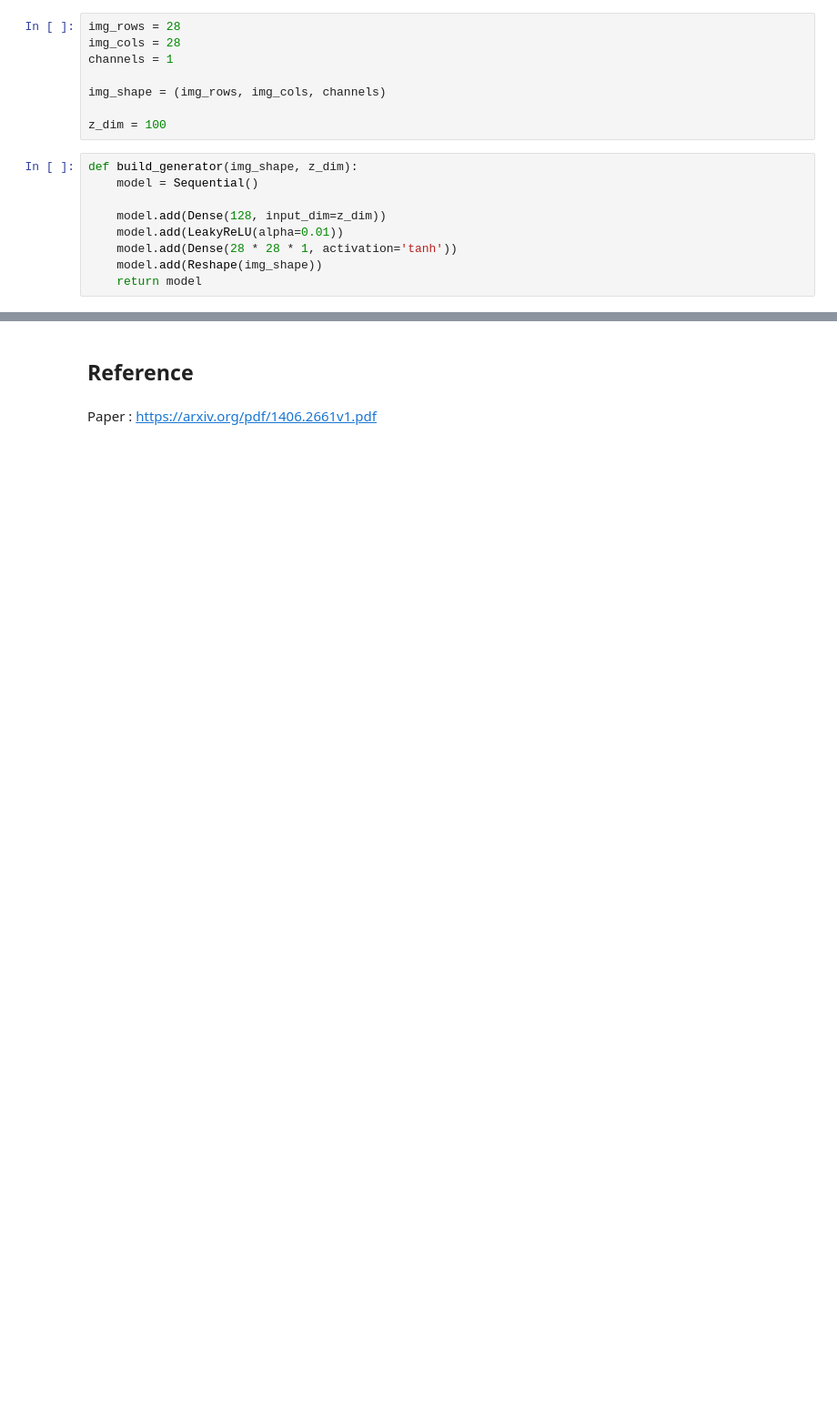
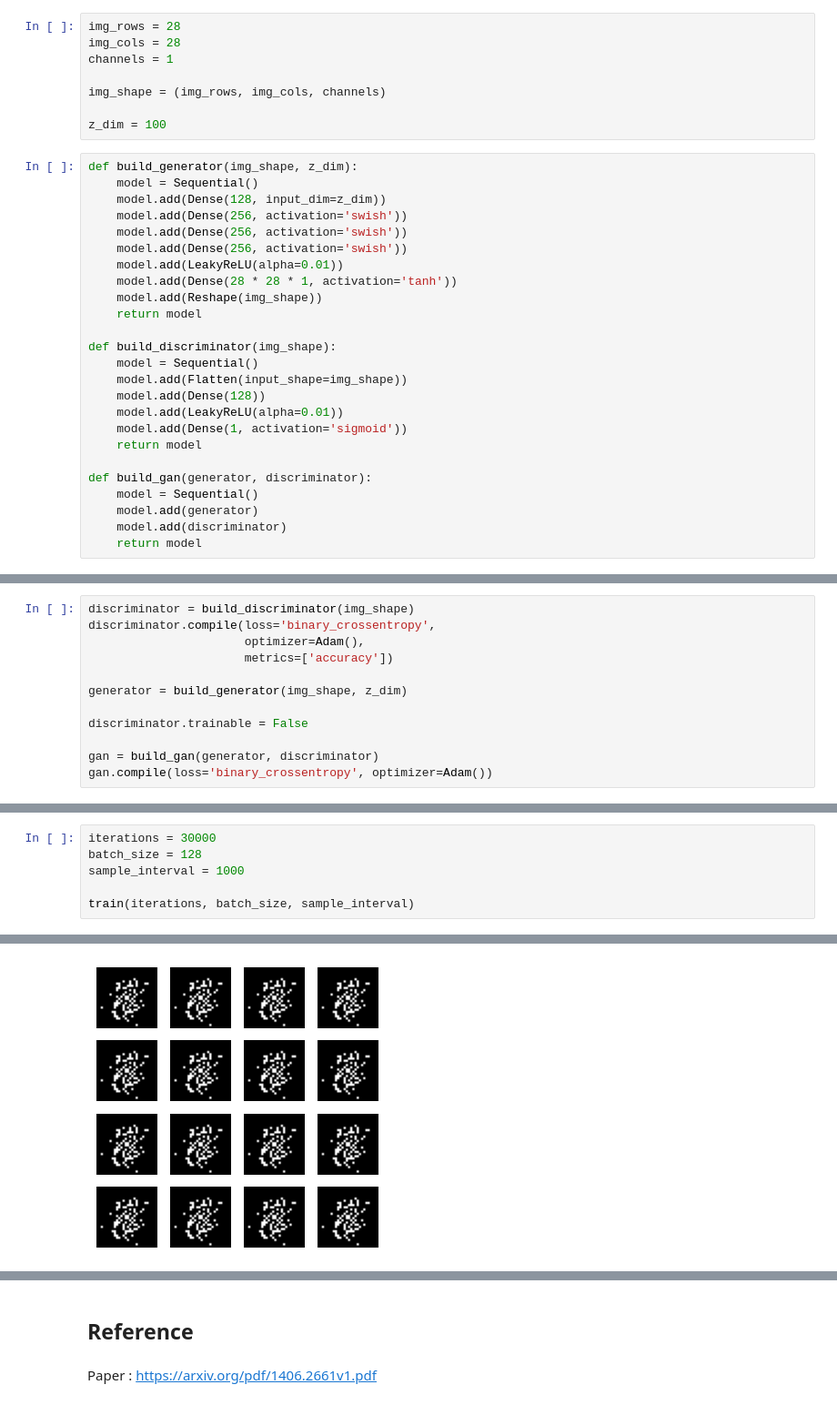
Before and after one commit to drmoon-1st/Paper-Review, a Jupyter notebook: Generative Adversarial Nets/Generative Adversarial Nets.ipynb, the cells around one changed output, grey strips where cells are left out. Shown at 91% size. Drawn from its saved outputs; the diff is of its cells as text; blank space fills up the shorter version.

```diff
--- a/Generative Adversarial Nets/Generative Adversarial Nets.ipynb
+++ b/Generative Adversarial Nets/Generative Adversarial Nets.ipynb
@@ -282,9 +299,25 @@ z_dim = 100
 # %%
 def build_generator(img_shape, z_dim):
     model = Sequential()
-
     model.add(Dense(128, input_dim=z_dim))
+    model.add(Dense(256, activation='swish'))
+    model.add(Dense(256, activation='swish'))
+    model.add(Dense(256, activation='swish'))
     model.add(LeakyReLU(alpha=0.01))
     model.add(Dense(28 * 28 * 1, activation='tanh'))
     model.add(Reshape(img_shape))
     return model
+
+def build_discriminator(img_shape):
+    model = Sequential()
+    model.add(Flatten(input_shape=img_shape))
+    model.add(Dense(128))
+    model.add(LeakyReLU(alpha=0.01))
+    model.add(Dense(1, activation='sigmoid'))
+    return model
+
+def build_gan(generator, discriminator):
+    model = Sequential()
+    model.add(generator)
+    model.add(discriminator)
+    return model
@@ -300,0 +324,12 @@ def build_descriminator(img_shape):
+# %%
+discriminator = build_discriminator(img_shape)
+discriminator.compile(loss='binary_crossentropy',
+                      optimizer=Adam(),
+                      metrics=['accuracy'])
+
+generator = build_generator(img_shape, z_dim)
+
+discriminator.trainable = False
+
+gan = build_gan(generator, discriminator)
+gan.compile(loss='binary_crossentropy', optimizer=Adam())
@@ -300,0 +396,7 @@ def build_descriminator(img_shape):
+# %%
+iterations = 30000
+batch_size = 128
+sample_interval = 1000
+
+train(iterations, batch_size, sample_interval)
+# %% [output]
@@ -300,0 +429 @@ def build_descriminator(img_shape):
+[figure, added]
```
Also changed, not shown: parts of 22 cells of this notebook.
